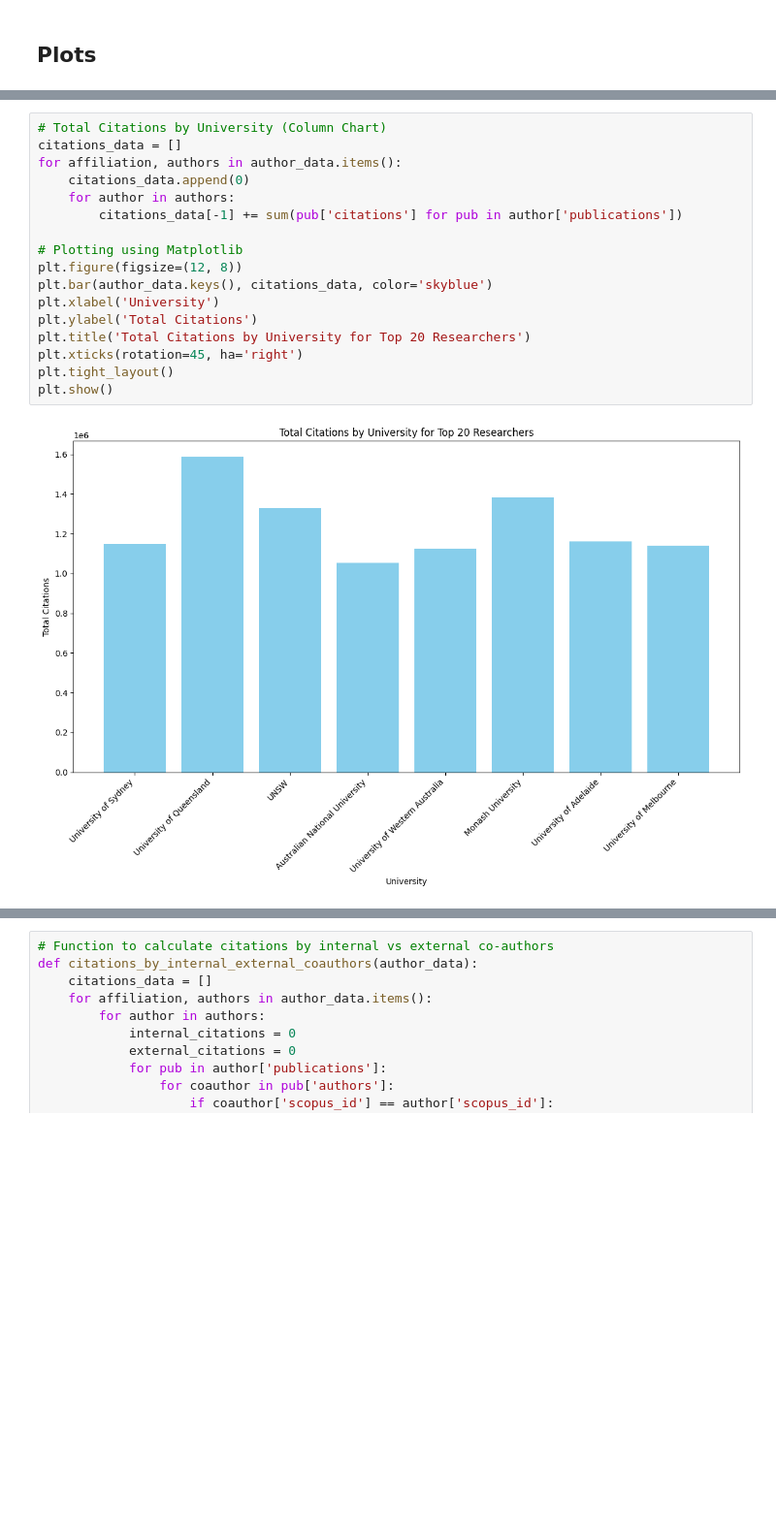
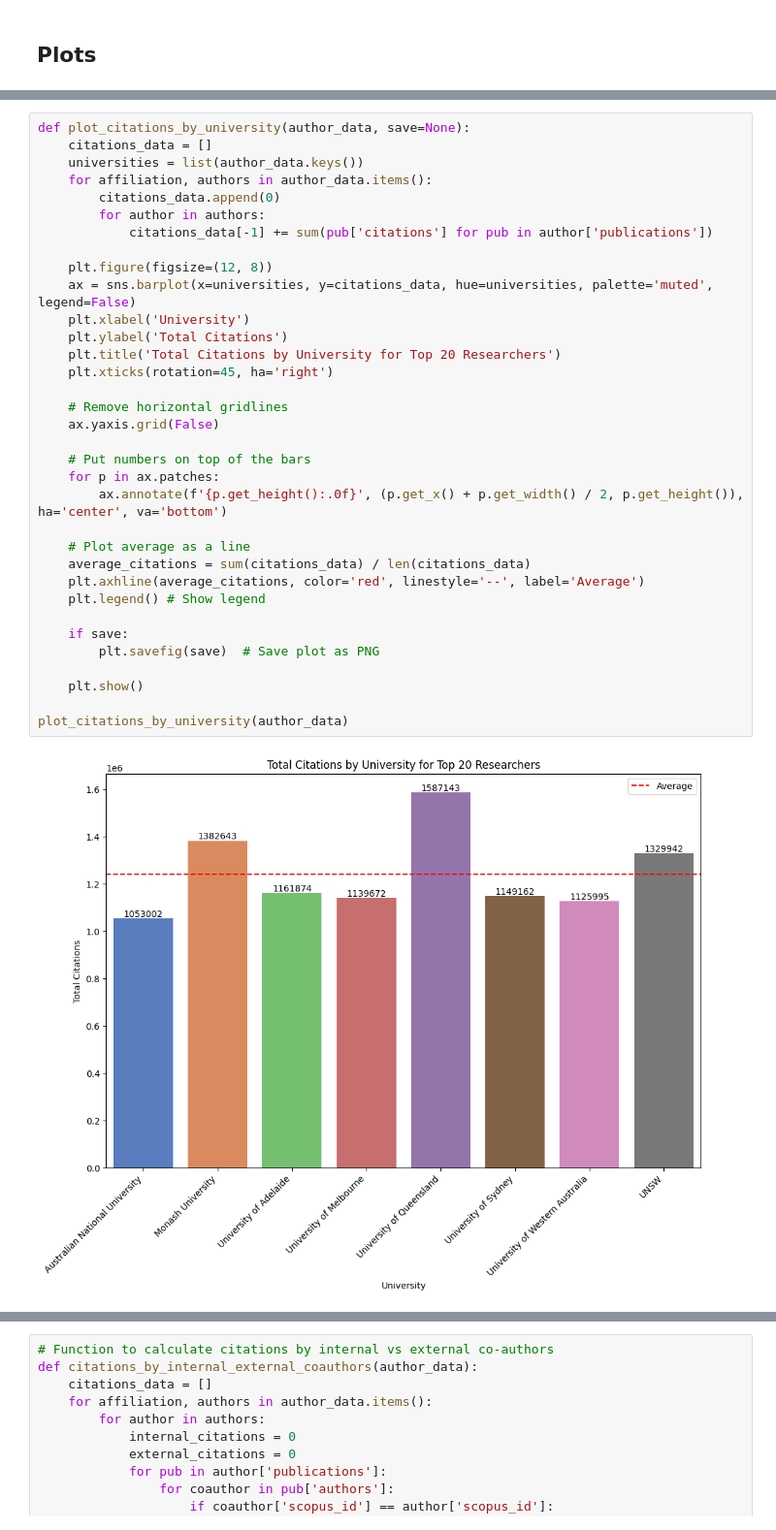
Before and after one commit to nepython/metrics, a Jupyter notebook: plot.ipynb, the cells around one changed output, grey strips where cells are left out. Shown at 97% size. Drawn from its saved outputs; the diff is of its cells as text; blank space fills up the shorter version.

Commit message:
Updated plots

```diff
--- a/plot.ipynb
+++ b/plot.ipynb
@@ -91,20 +93,37 @@ author_data = load_author_data(data_directory)
 # %%
-# Total Citations by University (Column Chart)
-citations_data = []
-for affiliation, authors in author_data.items():
-    citations_data.append(0)
-    for author in authors:
-        citations_data[-1] += sum(pub['citations'] for pub in author['publications'])
+def plot_citations_by_university(author_data, save=None):
+    citations_data = []
+    universities = list(author_data.keys())
+    for affiliation, authors in author_data.items():
+        citations_data.append(0)
+        for author in authors:
+            citations_data[-1] += sum(pub['citations'] for pub in author['publications'])
 
-# Plotting using Matplotlib
-plt.figure(figsize=(12, 8))
-plt.bar(author_data.keys(), citations_data, color='skyblue')
-plt.xlabel('University')
-plt.ylabel('Total Citations')
-plt.title('Total Citations by University for Top 20 Researchers')
-plt.xticks(rotation=45, ha='right')
-plt.tight_layout()
-plt.show()
+    plt.figure(figsize=(12, 8))
+    ax = sns.barplot(x=universities, y=citations_data, hue=universities, palette='muted', legend=False)
+    plt.xlabel('University')
+    plt.ylabel('Total Citations')
+    plt.title('Total Citations by University for Top 20 Researchers')
+    plt.xticks(rotation=45, ha='right')
+
+    # Remove horizontal gridlines
+    ax.yaxis.grid(False)
+
+    # Put numbers on top of the bars
+    for p in ax.patches:
+        ax.annotate(f'{p.get_height():.0f}', (p.get_x() + p.get_width() / 2, p.get_height()), ha='center', va='bottom')
+
+    # Plot average as a line
+    average_citations = sum(citations_data) / len(citations_data)
+    plt.axhline(average_citations, color='red', linestyle='--', label='Average')
+    plt.legend() # Show legend
+
+    if save:
+        plt.savefig(save)  # Save plot as PNG
+
+    plt.show()
+
+plot_citations_by_university(author_data)
 # %% [output]
-[figure, old version]
+[figure, new version]
 # %%
```
Also changed, not shown: parts of 5 cells of this notebook, 2 other files.
